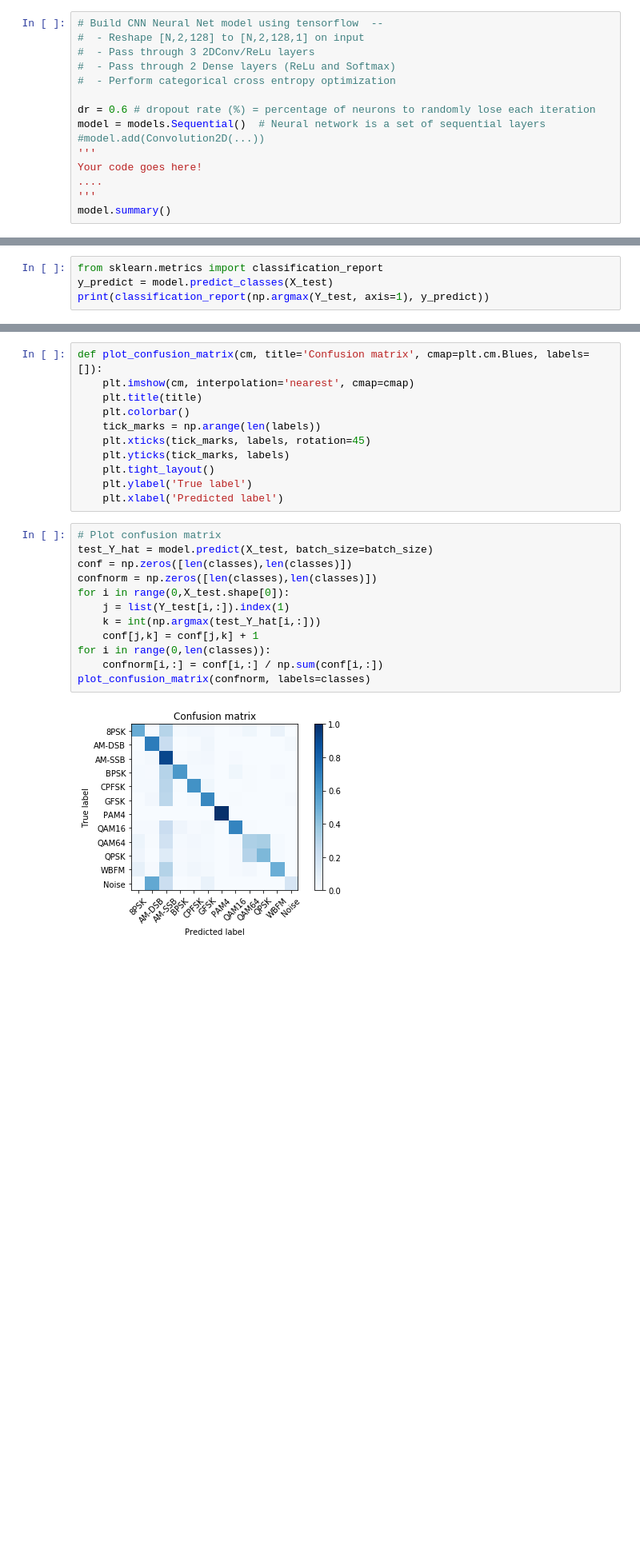
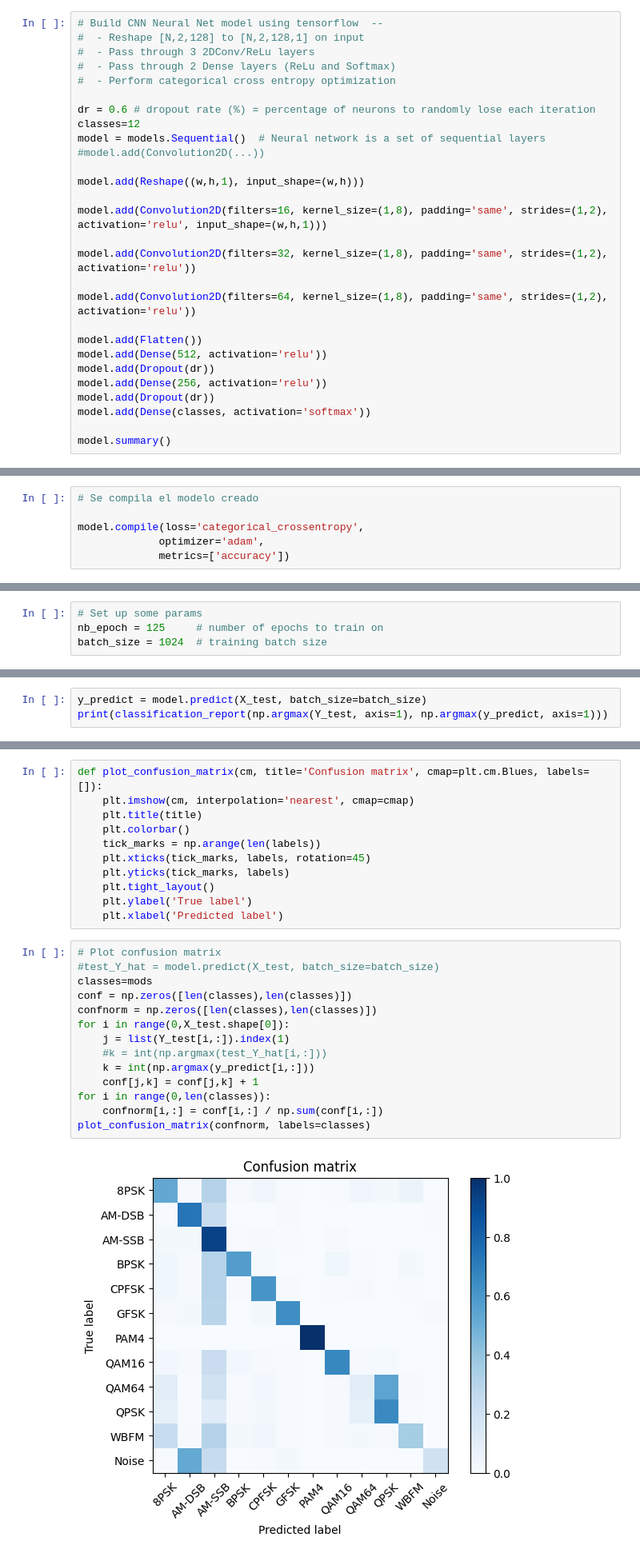
Before and after one commit to Eskalantysky/Final_TDSIII, a Jupyter notebook: FinalProject_TS3_RadioML_20232.ipynb, the cells around one changed output, grey strips where cells are left out. Shown at 80% size. Saved outputs shown, nothing was run; the diff lists cells and outputs as text; blank space fills up the shorter version.

```diff
--- a/FinalProject_TS3_RadioML_20232.ipynb
+++ b/FinalProject_TS3_RadioML_20232.ipynb
@@ -317,11 +316,24 @@ Your task here is to code 2 CNN architectures to assess modulation recognition u
 #  - Perform categorical cross entropy optimization
 
 dr = 0.6 # dropout rate (%) = percentage of neurons to randomly lose each iteration
+classes=12
 model = models.Sequential()  # Neural network is a set of sequential layers
 #model.add(Convolution2D(...))
-'''
-Your code goes here!
-....
-'''
+
+model.add(Reshape((w,h,1), input_shape=(w,h)))
+
+model.add(Convolution2D(filters=16, kernel_size=(1,8), padding='same', strides=(1,2), activation='relu', input_shape=(w,h,1)))
+
+model.add(Convolution2D(filters=32, kernel_size=(1,8), padding='same', strides=(1,2), activation='relu'))
+
+model.add(Convolution2D(filters=64, kernel_size=(1,8), padding='same', strides=(1,2), activation='relu'))
+
+model.add(Flatten())
+model.add(Dense(512, activation='relu'))
+model.add(Dropout(dr))
+model.add(Dense(256, activation='relu'))
+model.add(Dropout(dr))
+model.add(Dense(classes, activation='softmax'))
+
 model.summary()
 # %% [output]
@@ -352,7 +357,17 @@ batch_size = 1024  # training batch size
+# %%
+# Se compila el modelo creado
+
+model.compile(loss='categorical_crossentropy',
+             optimizer='adam',
+             metrics=['accuracy'])
 # %% [markdown]
 # Train the Model
 
 For the model training, please use `ModelCheckpoint` and `EarlyStopping` to monitor training and avoid overfitting
+# %%
+# Set up some params
+nb_epoch = 125     # number of epochs to train on
+batch_size = 1024  # training batch size
 # %%
 # perform training ...
 #   - call the main training loop in keras for our network+dataset
@@ -393,7 +413,6 @@ Epoch 00063: early stopping
 # %% [markdown]
 # Evaluate and Plot Model Performance
 # %%
-from sklearn.metrics import classification_report
-y_predict = model.predict_classes(X_test)
-print(classification_report(np.argmax(Y_test, axis=1), y_predict))
+y_predict = model.predict(X_test, batch_size=batch_size)
+print(classification_report(np.argmax(Y_test, axis=1), np.argmax(y_predict, axis=1)))
 # %% [output]
@@ -447,18 +465,20 @@ def plot_confusion_matrix(cm, title='Confusion matrix', cmap=plt.cm.Blues, label
     plt.xlabel('Predicted label')
 # %%
 # Plot confusion matrix
-test_Y_hat = model.predict(X_test, batch_size=batch_size)
+#test_Y_hat = model.predict(X_test, batch_size=batch_size)
+classes=mods
 conf = np.zeros([len(classes),len(classes)])
 confnorm = np.zeros([len(classes),len(classes)])
 for i in range(0,X_test.shape[0]):
     j = list(Y_test[i,:]).index(1)
-    k = int(np.argmax(test_Y_hat[i,:]))
+    #k = int(np.argmax(test_Y_hat[i,:]))
+    k = int(np.argmax(y_predict[i,:]))
     conf[j,k] = conf[j,k] + 1
 for i in range(0,len(classes)):
     confnorm[i,:] = conf[i,:] / np.sum(conf[i,:])
 plot_confusion_matrix(confnorm, labels=classes)
 # %% [output]
-[figure, old version]
+[figure, new version]
 # %% [markdown]
 Pleaes evaluate the model in terms of $SNR$ and their accuracy for each modulation (below is a a sample code to assess your models)
 # %%
```
Also changed, not shown: parts of 20 cells of this notebook.
